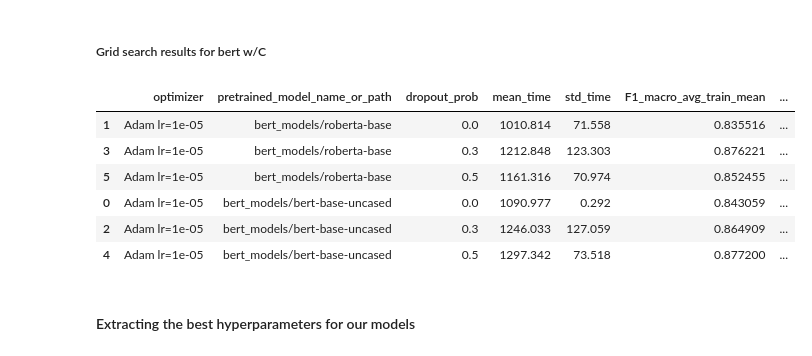
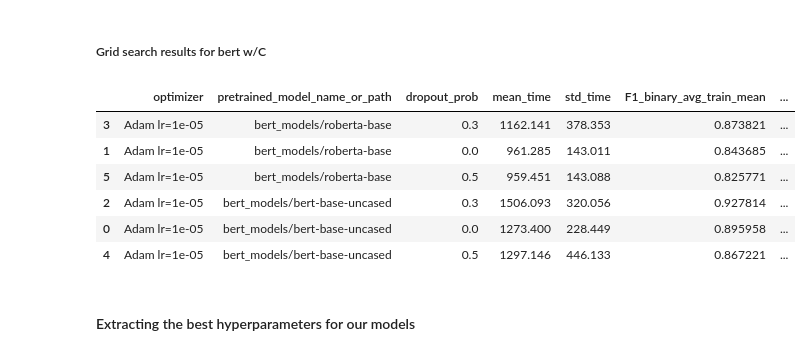
Before and after one commit to GianM0027/NLP_homework_2, a Jupyter notebook: main_notebook.ipynb, the cells around one changed output. Saved outputs shown, nothing was run; the diff lists cells and outputs as text; code cells hidden in the pictures.

```diff
--- a/main_notebook.ipynb
+++ b/main_notebook.ipynb
@@ -470,16 +468,16 @@ if RUN_BERTHREE_GRID_SEARCH:
 ##### Grid search results for bert w/C
 # %%
 BerThree_grid_search_results_df = joblib.load(BERTHREE_GRID_SEARCH_RESULTS_PATH)
-BerThree_grid_search_results_df = BerThree_grid_search_results_df.sort_values(by='F1_macro_avg_val_mean', ascending=False)
+BerThree_grid_search_results_df = BerThree_grid_search_results_df.sort_values(by='F1_binary_avg_val_mean', ascending=False)
 BerThree_grid_search_results_df
 # %% [output]
-|  | optimizer | pretrained_model_name_or_path | dropout_prob | mean_time | std_time | F1_macro_avg_train_mean | ... |
-| 1 | Adam lr=1e-05 | bert_models/roberta-base | 0.0 | 1010.814 | 71.558 | 0.835516 | ... |
-| 3 | Adam lr=1e-05 | bert_models/roberta-base | 0.3 | 1212.848 | 123.303 | 0.876221 | ... |
-| 5 | Adam lr=1e-05 | bert_models/roberta-base | 0.5 | 1161.316 | 70.974 | 0.852455 | ... |
-| 0 | Adam lr=1e-05 | bert_models/bert-base-uncased | 0.0 | 1090.977 | 0.292 | 0.843059 | ... |
-| 2 | Adam lr=1e-05 | bert_models/bert-base-uncased | 0.3 | 1246.033 | 127.059 | 0.864909 | ... |
-| 4 | Adam lr=1e-05 | bert_models/bert-base-uncased | 0.5 | 1297.342 | 73.518 | 0.877200 | ... |
+|  | optimizer | pretrained_model_name_or_path | dropout_prob | mean_time | std_time | F1_binary_avg_train_mean | ... |
+| 3 | Adam lr=1e-05 | bert_models/roberta-base | 0.3 | 1162.141 | 378.353 | 0.873821 | ... |
+| 1 | Adam lr=1e-05 | bert_models/roberta-base | 0.0 | 961.285 | 143.011 | 0.843685 | ... |
+| 5 | Adam lr=1e-05 | bert_models/roberta-base | 0.5 | 959.451 | 143.088 | 0.825771 | ... |
+| 2 | Adam lr=1e-05 | bert_models/bert-base-uncased | 0.3 | 1506.093 | 320.056 | 0.927814 | ... |
+| 0 | Adam lr=1e-05 | bert_models/bert-base-uncased | 0.0 | 1273.400 | 228.449 | 0.895958 | ... |
+| 4 | Adam lr=1e-05 | bert_models/bert-base-uncased | 0.5 | 1297.146 | 446.133 | 0.867221 | ... |
 # %% [markdown]
 #### Extracting the best hyperparameters for our models
 # %%
```
Also changed, not shown: parts of 26 cells of this notebook, 4 other files.
